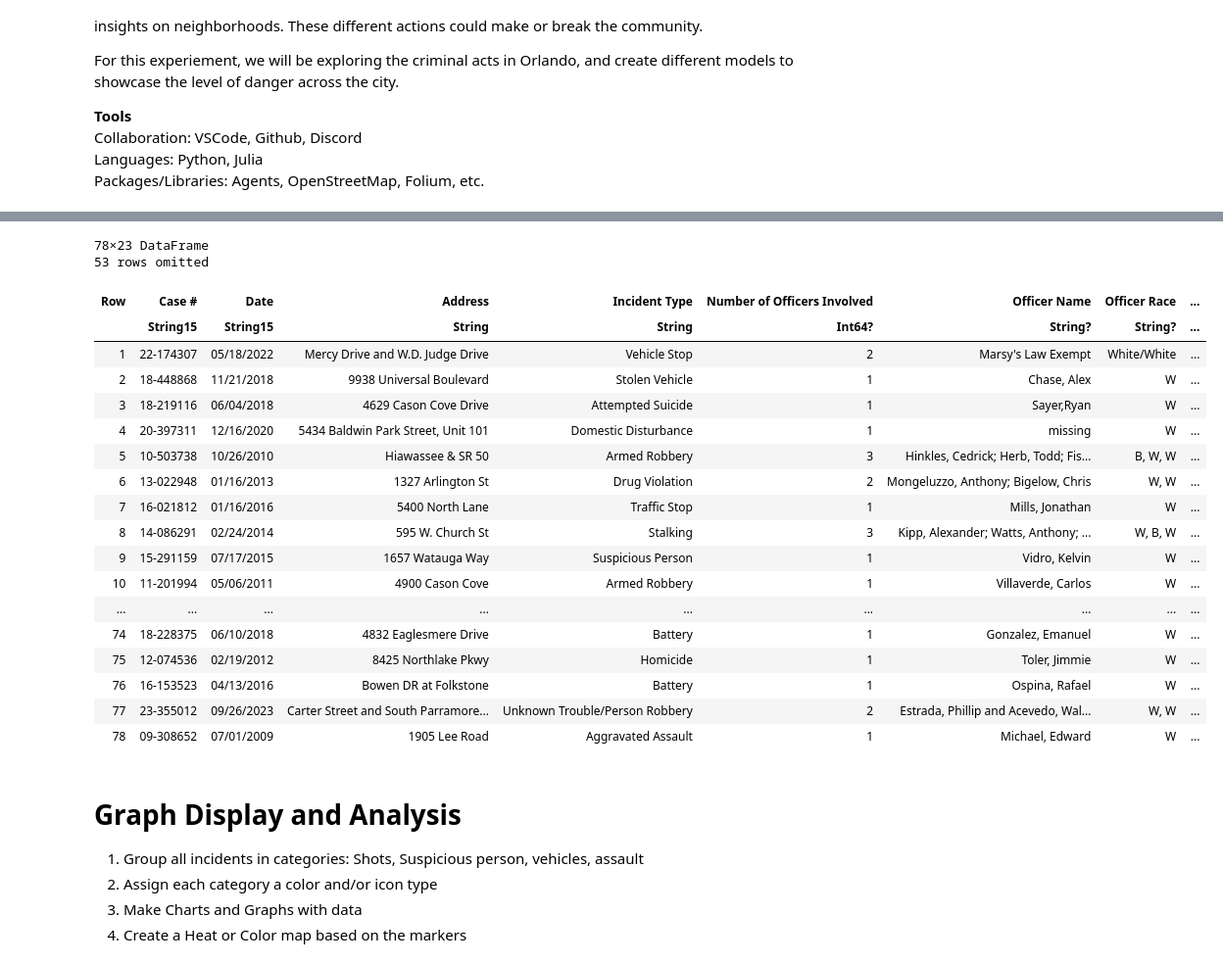
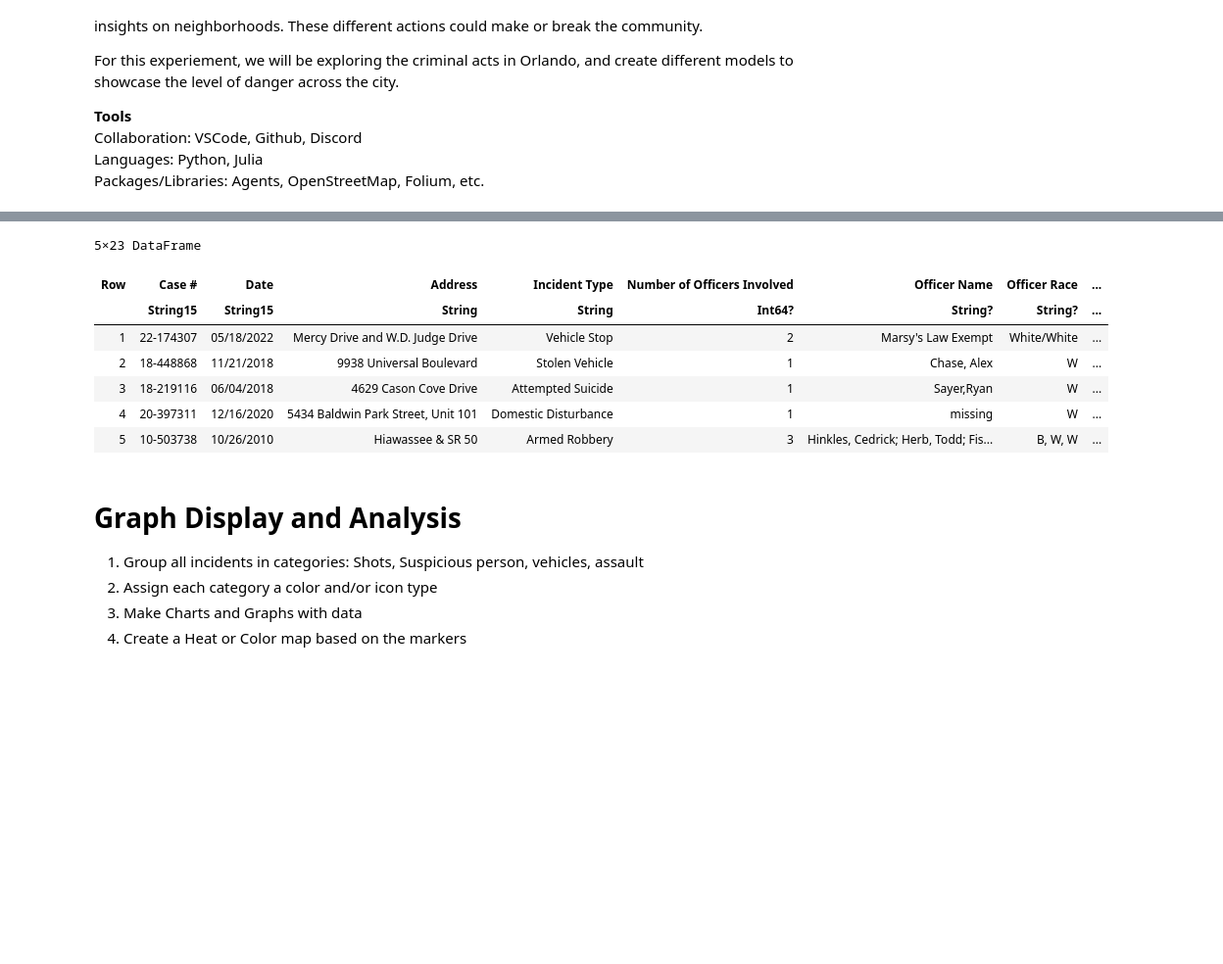
Before and after one commit to MorandR/CatchingCooks, a Jupyter notebook: CatchingCrooks.ipynb, the cells around one changed output, grey strips where cells are left out. Shown at 98% size. Saved outputs shown, nothing was run; the diff lists cells and outputs as text; code cells hidden in the pictures; blank space fills up the shorter version.

```diff
--- a/CatchingCrooks.ipynb
+++ b/CatchingCrooks.ipynb
@@ -50,27 +69,17 @@ PyObject <module 'folium' from '/Users/richard/.julia/conda/3/x86_64/lib/python3
 # %%
 # load and analyze data
 data = CSV.read("Data/OPD_Officer-Involved_Shootings_20241125.csv", DataFrame)
+
+first(data, 5)
 # %% [output]
-78×23 DataFrame
-53 rows omitted
+5×23 DataFrame
 | Row | Case # | Date | Address | Incident Type | Number of Officers Involved | Officer Name | Officer Race | ... |
 |  | String15 | String15 | String | String | Int64? | String? | String? | ... |
 | 1 | 22-174307 | 05/18/2022 | Mercy Drive and W.D. Judge Drive | Vehicle Stop | 2 | Marsy's Law Exempt | White/White | ... |
 | 2 | 18-448868 | 11/21/2018 | 9938 Universal Boulevard | Stolen Vehicle | 1 | Chase, Alex | W | ... |
 | 3 | 18-219116 | 06/04/2018 | 4629 Cason Cove Drive | Attempted Suicide | 1 | Sayer,Ryan | W | ... |
 | 4 | 20-397311 | 12/16/2020 | 5434 Baldwin Park Street, Unit 101 | Domestic Disturbance | 1 | missing | W | ... |
 | 5 | 10-503738 | 10/26/2010 | Hiawassee & SR 50 | Armed Robbery | 3 | Hinkles, Cedrick; Herb, Todd; Fis... | B, W, W | ... |
-| 6 | 13-022948 | 01/16/2013 | 1327 Arlington St | Drug Violation | 2 | Mongeluzzo, Anthony; Bigelow, Chris | W, W | ... |
-| 7 | 16-021812 | 01/16/2016 | 5400 North Lane | Traffic Stop | 1 | Mills, Jonathan | W | ... |
-| 8 | 14-086291 | 02/24/2014 | 595 W. Church St | Stalking | 3 | Kipp, Alexander; Watts, Anthony; ... | W, B, W | ... |
-| 9 | 15-291159 | 07/17/2015 | 1657 Watauga Way | Suspicious Person | 1 | Vidro, Kelvin | W | ... |
-| 10 | 11-201994 | 05/06/2011 | 4900 Cason Cove | Armed Robbery | 1 | Villaverde, Carlos | W | ... |
-| ... | ... | ... | ... | ... | ... | ... | ... | ... |
-| 74 | 18-228375 | 06/10/2018 | 4832 Eaglesmere Drive | Battery | 1 | Gonzalez, Emanuel | W | ... |
-| 75 | 12-074536 | 02/19/2012 | 8425 Northlake Pkwy | Homicide | 1 | Toler, Jimmie | W | ... |
-| 76 | 16-153523 | 04/13/2016 | Bowen DR at Folkstone | Battery | 1 | Ospina, Rafael | W | ... |
-| 77 | 23-355012 | 09/26/2023 | Carter Street and South Parramore... | Unknown Trouble/Person Robbery | 2 | Estrada, Phillip and Acevedo, Wal... | W, W | ... |
-| 78 | 09-308652 | 07/01/2009 | 1905 Lee Road | Aggravated Assault | 1 | Michael, Edward | W | ... |
 # %% [markdown]
 # Graph Display and Analysis
 
```
Also changed, not shown: parts of 16 cells of this notebook.
